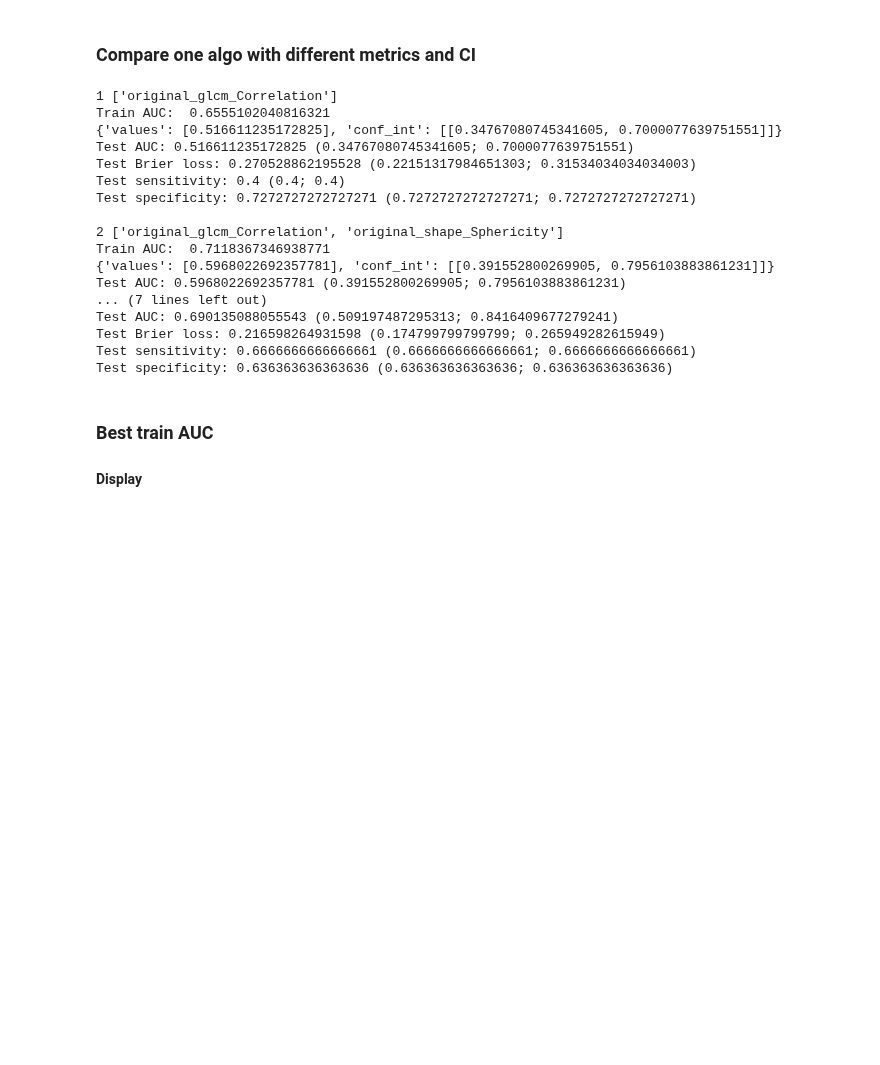
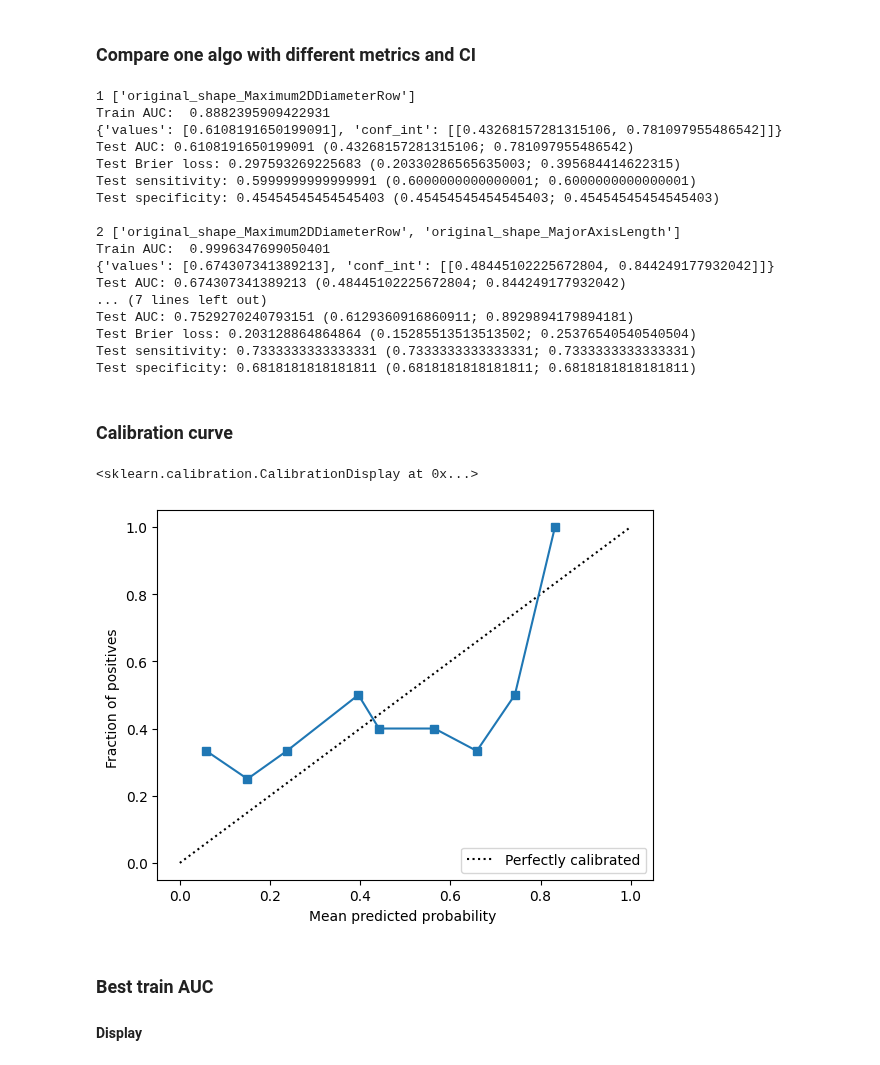
Before and after one commit to ftach/delta-rad, a Jupyter notebook: madrid_study/6_test_models.ipynb, the cells around one changed output. Drawn from its saved outputs; the diff is of its cells as text; code cells hidden in the pictures; blank space fills up the shorter version.

```diff
--- a/madrid_study/6_test_models.ipynb
+++ b/madrid_study/6_test_models.ipynb
@@ -531,10 +514,10 @@ dict_keys(['simu_gtv.csv', 'f1_gtv.csv', 'f3_gtv.csv', 'f5_gtv.csv', 'simu_f1_gt
 # %% [markdown]
 ### Compare one algo with different metrics and CI
 # %%
-pred_algo = "KNN"
+pred_algo = "BAGG"
 feat_sel_algo = "ANOVA_K_BEST"
 outcome = "nine_months_metastatic_status"
-inter_res = results['f1_f5_gtv.csv'][feat_sel_algo][pred_algo][outcome]
+inter_res = results['f1_f3_gtv.csv'][feat_sel_algo][pred_algo][outcome]
 #for table in delta_rad_tables:
 for nb_features in inter_res.keys():
     print(nb_features, inter_res[nb_features]['features'])
@@ -554,23 +537,48 @@ for nb_features in inter_res.keys():
         np.mean(np.array(inter_res[nb_features]['test_metrics']['specificity']['conf_int']), axis=0)[1]))
     print('')
 # %% [output]
-1 ['original_glcm_Correlation']
-Train AUC:  0.6555102040816321
-{'values': [0.516611235172825], 'conf_int': [[0.34767080745341605, 0.7000077639751551]]}
-Test AUC: 0.516611235172825 (0.34767080745341605; 0.7000077639751551)
-Test Brier loss: 0.270528862195528 (0.22151317984651303; 0.31534034034034003)
-Test sensitivity: 0.4 (0.4; 0.4)
-Test specificity: 0.7272727272727271 (0.7272727272727271; 0.7272727272727271)
+1 ['original_shape_Maximum2DDiameterRow']
+Train AUC:  0.8882395909422931
+{'values': [0.6108191650199091], 'conf_int': [[0.43268157281315106, 0.781097955486542]]}
+Test AUC: 0.6108191650199091 (0.43268157281315106; 0.781097955486542)
+Test Brier loss: 0.297593269225683 (0.20330286565635003; 0.395684414622315)
+Test sensitivity: 0.5999999999999991 (0.6000000000000001; 0.6000000000000001)
+Test specificity: 0.45454545454545403 (0.45454545454545403; 0.45454545454545403)
 
-2 ['original_glcm_Correlation', 'original_shape_Sphericity']
-Train AUC:  0.7118367346938771
-{'values': [0.5968022692357781], 'conf_int': [[0.391552800269905, 0.7956103883861231]]}
-Test AUC: 0.5968022692357781 (0.391552800269905; 0.7956103883861231)
+2 ['original_shape_Maximum2DDiameterRow', 'original_shape_MajorAxisLength']
+Train AUC:  0.9996347699050401
+{'values': [0.674307341389213], 'conf_int': [[0.48445102225672804, 0.844249177932042]]}
+Test AUC: 0.674307341389213 (0.48445102225672804; 0.844249177932042)
 ... (7 lines left out)
-Test AUC: 0.690135088055543 (0.509197487295313; 0.8416409677279241)
-Test Brier loss: 0.216598264931598 (0.174799799799799; 0.265949282615949)
-Test sensitivity: 0.6666666666666661 (0.6666666666666661; 0.6666666666666661)
-Test specificity: 0.636363636363636 (0.636363636363636; 0.636363636363636)
+Test AUC: 0.7529270240793151 (0.6129360916860911; 0.8929894179894181)
+Test Brier loss: 0.203128864864864 (0.15285513513513502; 0.25376540540540504)
+Test sensitivity: 0.7333333333333331 (0.7333333333333331; 0.7333333333333331)
+Test specificity: 0.6818181818181811 (0.6818181818181811; 0.6818181818181811)
+# %% [markdown]
+### Calibration curve
+# %%
+nb_features = 3
+
+# load data
+X_madrid, y_madrid, madrid_features_list = get_xy(os.path.join(madrid_folder_path, table), os.path.join(madrid_folder_path, madrid_outcome_csv)) # Load the dataset
+znorm_scaler = StandardScaler()
+X_madrid = znorm_scaler.fit_transform(X_madrid)
+best_features = load_selected_features(icm_results_file, table, feat_sel_algo, pred_algo, outcome, nb_features) # get previously selected features
+sel_features_madrid, X_filtered_madrid = fsa.filter_dataset3(X_madrid, best_features, nb_features, madrid_features_list)
+model_path = models_folder + table + "_" + feat_sel_algo + "_" + pred_algo + "_" + str(nb_features) + ".joblib"
+loaded_model = joblib.load(model_path)
+y_madrid = np.array(y_madrid).reshape(-1, 1).ravel() # convert to numpy array
+
+# make predictions
+y_prob = loaded_model.predict_proba(X_filtered_madrid)[:, 1]
+
+# calibration curve
+prob_true, prob_pred = calibration_curve(y_madrid, y_prob, n_bins=10)
+disp = CalibrationDisplay(prob_true, prob_pred, y_prob)
+disp.plot()
+# %% [output]
+<sklearn.calibration.CalibrationDisplay at 0x...>
+[figure, added]
 # %% [markdown]
 ### Best train AUC
 #### Display
```
Also changed, not shown: parts of 28 cells of this notebook, 4 other files.
